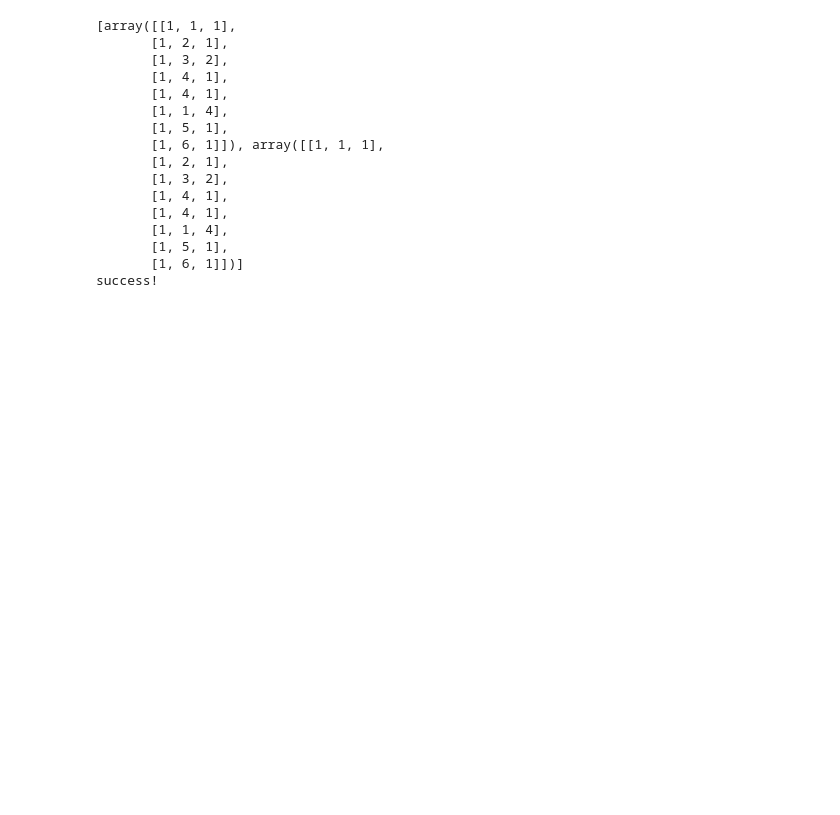
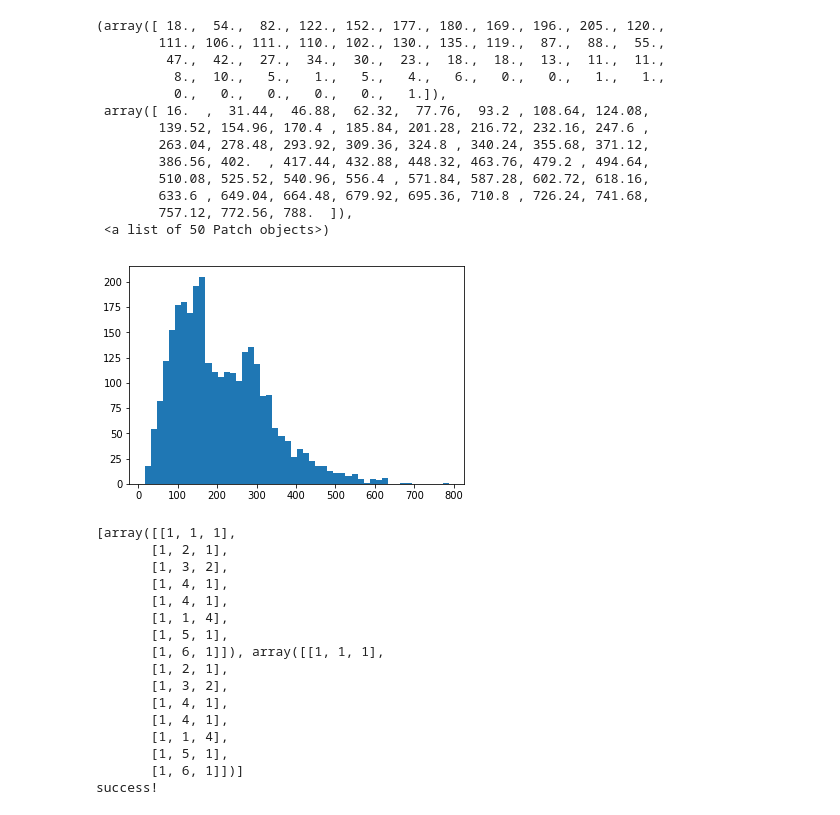
Before and after one commit to abrantigan/gesture_recognition_ee292d, a Jupyter notebook: chunk_data.ipynb, the cells around one changed output. Cells and saved outputs as stored; diff of their text form; code cells hidden in the pictures; blank space fills up the shorter version.

```diff
--- a/chunk_data.ipynb
+++ b/chunk_data.ipynb
@@ -202,13 +146,11 @@ def np_to_txt(chunks, fileName):
                     f.write('\n')
 # %%
 ############################################################################################################################
-NUM_SAMPLES_PER_CHUNK = 300
-NUM_MEASUREMENTS_PER_SAMPLE = 3
-NUM_CHUNKS_PER_RECORDING = 5
+chunk_length=400;
 
 path = r"D:\292d\letters"#r"C:\Users\kathe\Documents\GitHub\tensorflow\tensorflow\lite\micro\examples\magic_wand\train\letters"
 write_path = r"D:\292d\data"#r"C:\Users\kathe\Documents\GitHub\tensorflow\tensorflow\lite\micro\examples\magic_wand\train\data"
-names=["lauren","katherine","annie", "chris"]#,"hallie"]
+names=["katherine","chris","annie", "lauren","hallie"]
 letters=["A","B","C","D","E","F","G","H","I","J","K","L","M","N","O","P","Q","R","S","T","U","V","W","X","Y","Z",
           "apostrophe","backspace","comma","done","exclamation_point", "period","question_mark","quotes","slash","space","negative"]
 for l in letters:
@@ -220,8 +162,8 @@ for l in letters:
         for file in glob.glob(path+'\\'+l+'\\'+l+'_'+n +'_'+'*.csv'):
             ##for all lauren's As, write -,-,-  write list of arrays to .txt file (output_A_lauren)
             recordings = csv_to_np([file])
-
-            chunks = chunk_data(recordings, NUM_SAMPLES_PER_CHUNK, NUM_MEASUREMENTS_PER_SAMPLE, NUM_CHUNKS_PER_RECORDING)
-            letter_list.append(chunks)
-            np_to_txt(letter_list, fileWrite)
+            press_inds = np.argwhere(recording[:,0]==1).squeeze()
+            chunk = zp_data(recordings, chunk_length)
+            letter_list.append(chunk)
+        np_to_txt(letter_list, fileWrite)
 # %% [output]
@@ -231,0 +189,21 @@ Writing: negative_chris.txt
+# %%
+############################################################################################################################
+chunk_length=500;
+
+path = r"D:\292d\letters"#r"C:\Users\kathe\Documents\GitHub\tensorflow\tensorflow\lite\micro\examples\magic_wand\train\letters"
+write_path = r"D:\292d\data"#r"C:\Users\kathe\Documents\GitHub\tensorflow\tensorflow\lite\micro\examples\magic_wand\train\data"
+names=["lauren","katherine","annie", "chris","hallie"]
+letters=["A","B","C","D","E","F","G","H","I","J","K","L","M","N","O","P","Q","R","S","T","U","V","W","X","Y","Z",
+          "apostrophe","backspace","comma","done","exclamation_point", "period","question_mark","quotes","slash","space","negative"]
+lengths=[]
+for l in letters:
+    for n in names:
+        letter_list =[]
+        fileWrite =write_path+'\\'+l+'\output_'+l+'_'+n+'.txt'
+        open(fileWrite, 'w').close()
+        print('Writing: '+l+'_'+n+'.txt')
+        for file in glob.glob(path+'\\'+l+'\\'+l+'_'+n +'_'+'*.csv'):
+            ##for all lauren's As, write -,-,-  write list of arrays to .txt file (output_A_lauren)
+            recording = np.squeeze(np.asarray(csv_to_np([file])))
+            press_inds = np.argwhere(recording[:,0]==1).squeeze()
+            lengths.append(len(press_inds))
@@ -232,3 +228,22 @@ Writing: negative_chris.txt
+# %%
+import matplotlib.pyplot as plt
+
+plt.hist(lengths,50)
+# %% [output]
+(array([ 18.,  54.,  82., 122., 152., 177., 180., 169., 196., 205., 120.,
+        111., 106., 111., 110., 102., 130., 135., 119.,  87.,  88.,  55.,
+         47.,  42.,  27.,  34.,  30.,  23.,  18.,  18.,  13.,  11.,  11.,
+          8.,  10.,   5.,   1.,   5.,   4.,   6.,   0.,   0.,   1.,   1.,
+          0.,   0.,   0.,   0.,   0.,   1.]),
+ array([ 16.  ,  31.44,  46.88,  62.32,  77.76,  93.2 , 108.64, 124.08,
+        139.52, 154.96, 170.4 , 185.84, 201.28, 216.72, 232.16, 247.6 ,
+        263.04, 278.48, 293.92, 309.36, 324.8 , 340.24, 355.68, 371.12,
+        386.56, 402.  , 417.44, 432.88, 448.32, 463.76, 479.2 , 494.64,
+        510.08, 525.52, 540.96, 556.4 , 571.84, 587.28, 602.72, 618.16,
+        633.6 , 649.04, 664.48, 679.92, 695.36, 710.8 , 726.24, 741.68,
+        757.12, 772.56, 788.  ]),
+ <a list of 50 Patch objects>)
+[figure, added]
 # %%
 def test_chunk_data_size(chunks):
     # confirm samples are of length NUM_SAMPLES_PER_CHUNK
```
Also changed, not shown: parts of 7 cells of this notebook, 1 other file.
